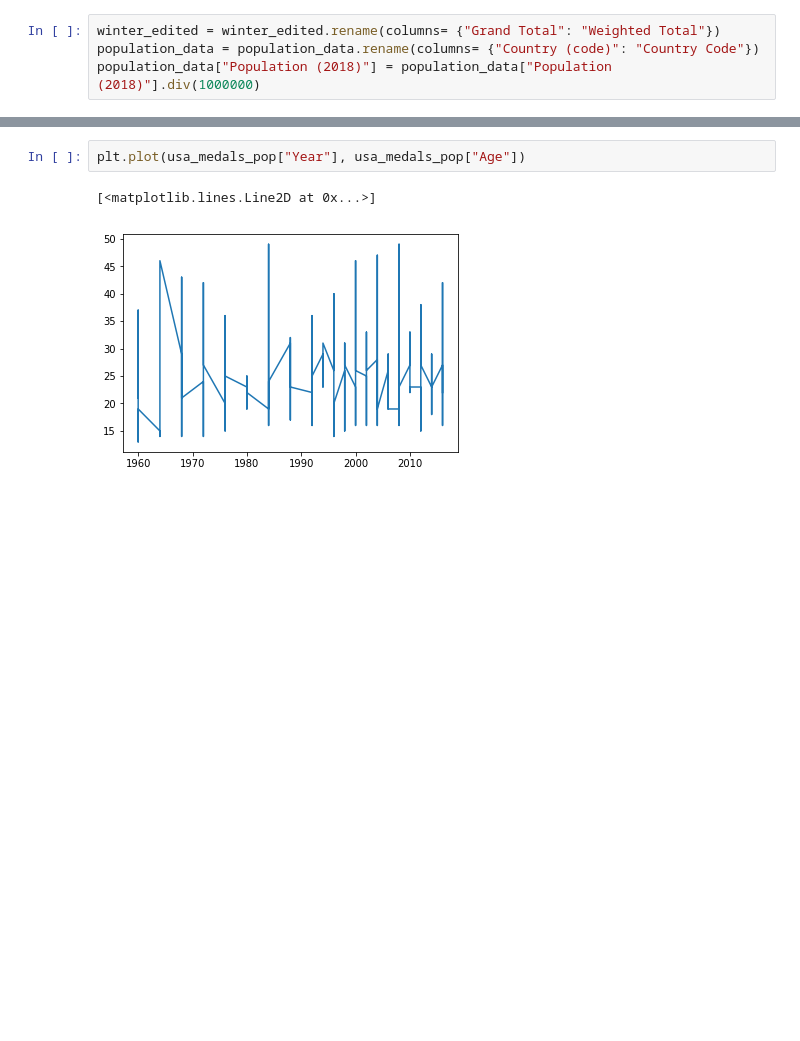
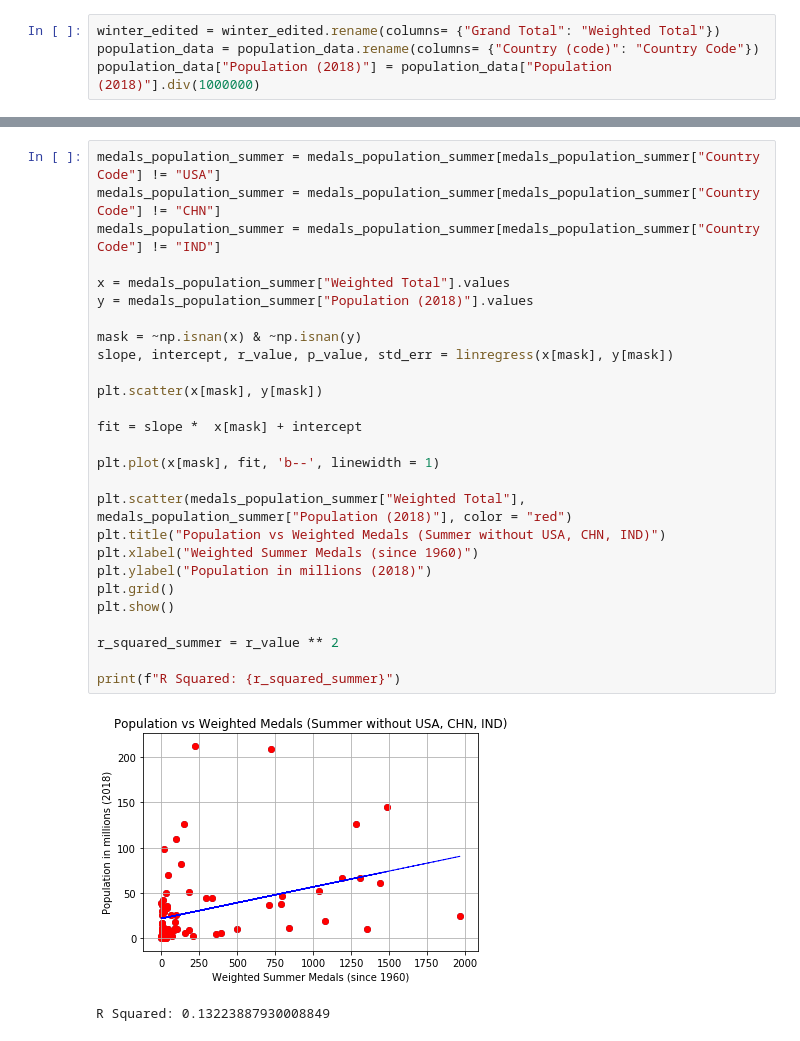
Before and after one commit to adfenelon/back_row_squad, a Jupyter notebook: population_medals_data.ipynb, the cells around one changed output, grey strips where cells are left out. Cells and saved outputs as stored; diff of their text form; blank space fills up the shorter version.

```diff
--- a/population_medals_data.ipynb
+++ b/population_medals_data.ipynb
@@ -184,5 +111,30 @@ usa_medals_pop.head(100)
-# %%
-plt.plot(usa_medals_pop["Year"], usa_medals_pop["Age"])
-# %% [output]
-[<matplotlib.lines.Line2D at 0x...>]
-[figure, removed]
+# %%
+medals_population_summer = medals_population_summer[medals_population_summer["Country Code"] != "USA"]
+medals_population_summer = medals_population_summer[medals_population_summer["Country Code"] != "CHN"]
+medals_population_summer = medals_population_summer[medals_population_summer["Country Code"] != "IND"]
+
+x = medals_population_summer["Weighted Total"].values
+y = medals_population_summer["Population (2018)"].values
+
+mask = ~np.isnan(x) & ~np.isnan(y)
+slope, intercept, r_value, p_value, std_err = linregress(x[mask], y[mask])
+
+plt.scatter(x[mask], y[mask])
+
+fit = slope *  x[mask] + intercept
+
+plt.plot(x[mask], fit, 'b--', linewidth = 1)
+
+plt.scatter(medals_population_summer["Weighted Total"], medals_population_summer["Population (2018)"], color = "red")
+plt.title("Population vs Weighted Medals (Summer without USA, CHN, IND)")
+plt.xlabel("Weighted Summer Medals (since 1960)")
+plt.ylabel("Population in millions (2018)")
+plt.grid()
+plt.show()
+
+r_squared_summer = r_value ** 2
+
+print(f"R Squared: {r_squared_summer}")
+# %% [output]
+[figure, added]
+R Squared: 0.13223887930008849
```
Also changed, not shown: parts of 20 cells of this notebook, 1 other file.
